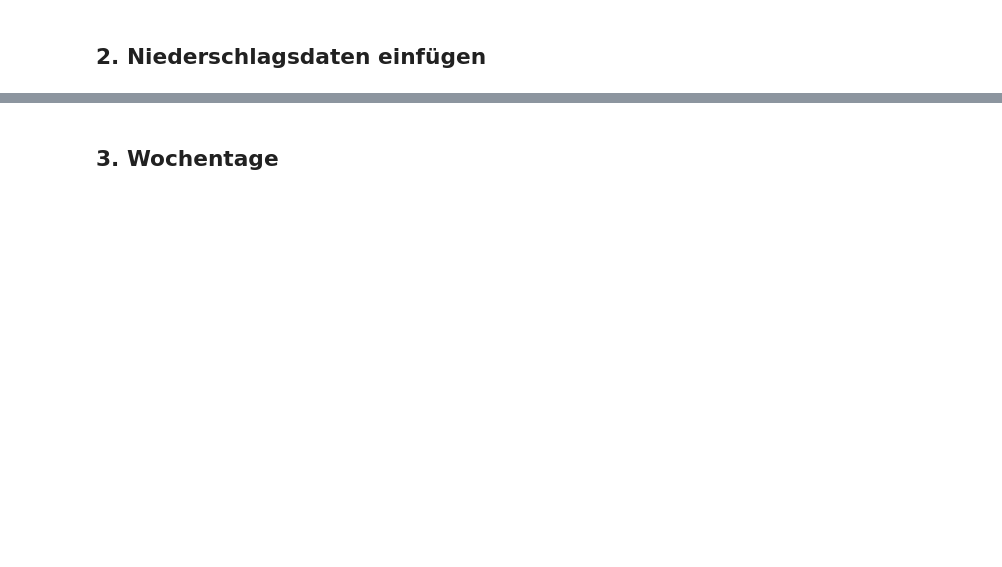
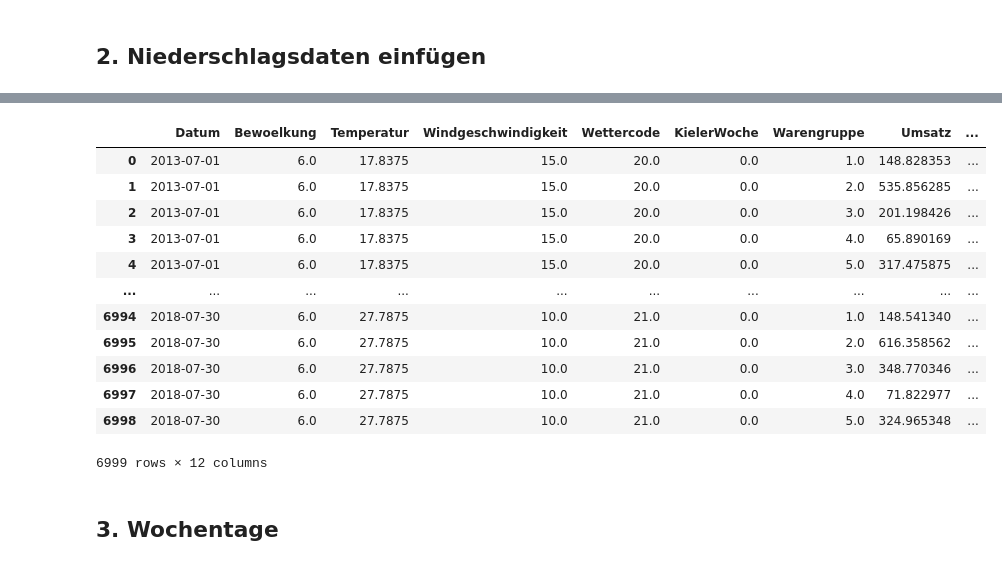
Before and after one commit to BossyNine/bakery_sales_prediction, a Jupyter notebook: 0_DataPreparation/6_weather_parameters.ipynb, the cells around one changed output, grey strips where cells are left out. Saved outputs shown, nothing was run; the diff lists cells and outputs as text; code cells hidden in the pictures; blank space fills up the shorter version.

Commit message:
added wetterklasse and precipitation and season to weather parameters

```diff
--- a/0_DataPreparation/6_weather_parameters.ipynb
+++ b/0_DataPreparation/6_weather_parameters.ipynb
@@ -11,5 +11,5 @@ import csv
 # %%
 # load data: is "5_has_wettercode" the latest version?
 
-wetter = pd.read_csv("/workspaces/bakery_sales_prediction/sourcedata/cleaned_data/5_has_wettercode.csv")
-print(wetter.head(), "\n")
+df_wetter = pd.read_csv("/workspaces/bakery_sales_prediction/sourcedata/cleaned_data/5_has_wettercode.csv")
+print(df_wetter.head(), "\n")
@@ -143,0 +253,7 @@ print(filtered_codes)
+# %%
+# Datensatz anpassen und rows löschen?
+# ist es wichtiger, möglichst viele Daten drin zu haben, oder wichtiger die, mit nicht oft vorkommenden Wetterereignissen rauszulassen?
+
+# Keep only rows with frequent Wetterklasse
+df_wetter_filtered = df_wetter[df_wetter['Wetterklasse'].isin(frequent_classes.index)]
+print(df_wetter_filtered.describe())
@@ -144,29 +283,36 @@ print(filtered_codes)
 # %% [markdown]
 ## 2. Niederschlagsdaten einfügen
+# %%
+df_weather = df_wetter_filtered
 # %%
 # read in weather data
-weather = pd.read_csv("/workspaces/bakery_sales_prediction/sourcedata/wetter.csv")
-weather["Datum"] = pd.to_datetime(weather["Datum"])
+#weather = pd.read_csv("/workspaces/bakery_sales_prediction/sourcedata/wetter.csv")
+df_weather["Datum"] = pd.to_datetime(df_weather["Datum"])
 
 # Define the path to additional weather data from DWD
 file_path = "/workspaces/bakery_sales_prediction/sourcedata/produkt_klima_tag_19740101_20231231_02564.txt"
 
 # Read the file into a DataFrame, parse dates, and treat -999 as NaN
-prec = pd.read_csv(file_path, sep=';', na_values='-999', parse_dates=['MESS_DATUM'])
+df_prec = pd.read_csv(file_path, sep=';', na_values='-999', parse_dates=['MESS_DATUM'])
+df_prec["MESS_DATUM"] = pd.to_datetime(df_prec["MESS_DATUM"])
+print(f"Niederschlagsdaten: \n{df_prec.head()}")
 
 # Rename the MESS_DATUM column to Datum
-prec.rename(columns={'MESS_DATUM': 'Datum'}, inplace=True)
-prec.rename(columns={" RSK": "Niederschlag"}, inplace = True)
+df_prec.rename(columns={'MESS_DATUM': 'Datum'}, inplace=True)
+df_prec.rename(columns={" RSK": "Niederschlag"}, inplace = True)
 # prec.rename(columns={"  FM": "Windgeschwindigkeit_m-per-s"}, inplace = True)
 
 # Select relevant columns
-prec = prec[["Datum", "Niederschlag"]]
+df_prec = df_prec[["Datum", "Niederschlag"]]
 
 # Display the first few rows of the DataFrame
-print(prec.head())
+print(f"\nNiederschlagsdaten Auswahl: \n{df_prec.head()}")
 
 # Merge both datasets on the Datum column
-weather_data = pd.merge(weather, prec, on='Datum', how='inner')
+df_wetter_n = pd.merge(df_weather, df_prec, on='Datum', how='inner')
 
 # Display the merged DataFrame
-print(weather_data)
+print(f"\nNeuer df Wetter mit Niederschlag: \n{df_wetter_n}")
+
+# check for statistics:
+print(f"\nStatistics for precipitation: \n{df_wetter_n['Niederschlag'].describe()}")
@@ -173,2 +342,19 @@ print(weather_data)
+# %%
+# output after the previous steps:
+df_wetter_n
+# %% [output]
+|  | Datum | Bewoelkung | Temperatur | Windgeschwindigkeit | Wettercode | KielerWoche | Warengruppe | Umsatz | ... |
+| 0 | 2013-07-01 | 6.0 | 17.8375 | 15.0 | 20.0 | 0.0 | 1.0 | 148.828353 | ... |
+| 1 | 2013-07-01 | 6.0 | 17.8375 | 15.0 | 20.0 | 0.0 | 2.0 | 535.856285 | ... |
+| 2 | 2013-07-01 | 6.0 | 17.8375 | 15.0 | 20.0 | 0.0 | 3.0 | 201.198426 | ... |
+| 3 | 2013-07-01 | 6.0 | 17.8375 | 15.0 | 20.0 | 0.0 | 4.0 | 65.890169 | ... |
+| 4 | 2013-07-01 | 6.0 | 17.8375 | 15.0 | 20.0 | 0.0 | 5.0 | 317.475875 | ... |
+| ... | ... | ... | ... | ... | ... | ... | ... | ... | ... |
+| 6994 | 2018-07-30 | 6.0 | 27.7875 | 10.0 | 21.0 | 0.0 | 1.0 | 148.541340 | ... |
+| 6995 | 2018-07-30 | 6.0 | 27.7875 | 10.0 | 21.0 | 0.0 | 2.0 | 616.358562 | ... |
+| 6996 | 2018-07-30 | 6.0 | 27.7875 | 10.0 | 21.0 | 0.0 | 3.0 | 348.770346 | ... |
+| 6997 | 2018-07-30 | 6.0 | 27.7875 | 10.0 | 21.0 | 0.0 | 4.0 | 71.822977 | ... |
+| 6998 | 2018-07-30 | 6.0 | 27.7875 | 10.0 | 21.0 | 0.0 | 5.0 | 324.965348 | ... |
+6999 rows × 12 columns
 # %% [markdown]
 ## 3. Wochentage
```
Also changed, not shown: parts of 18 cells of this notebook, 1 other file.
